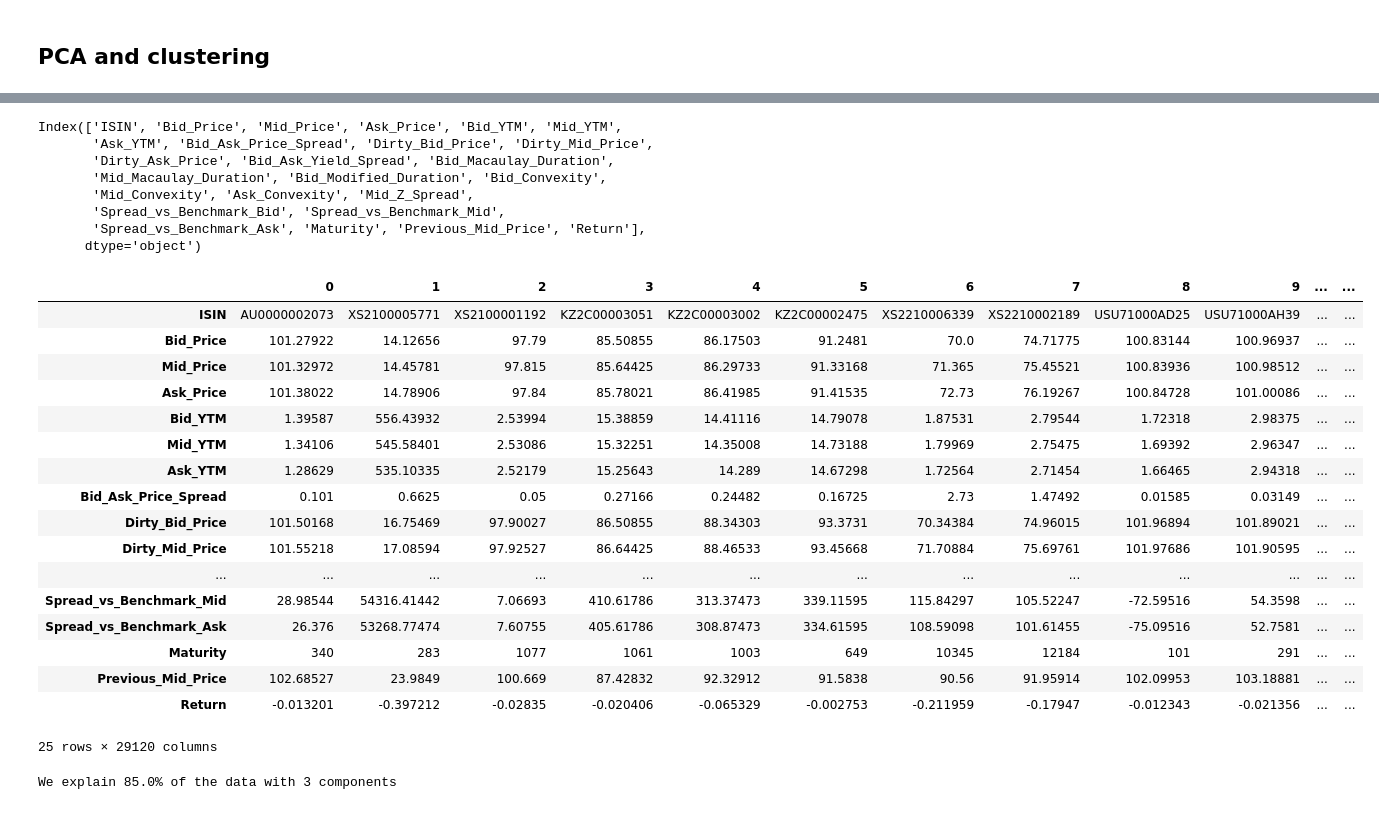
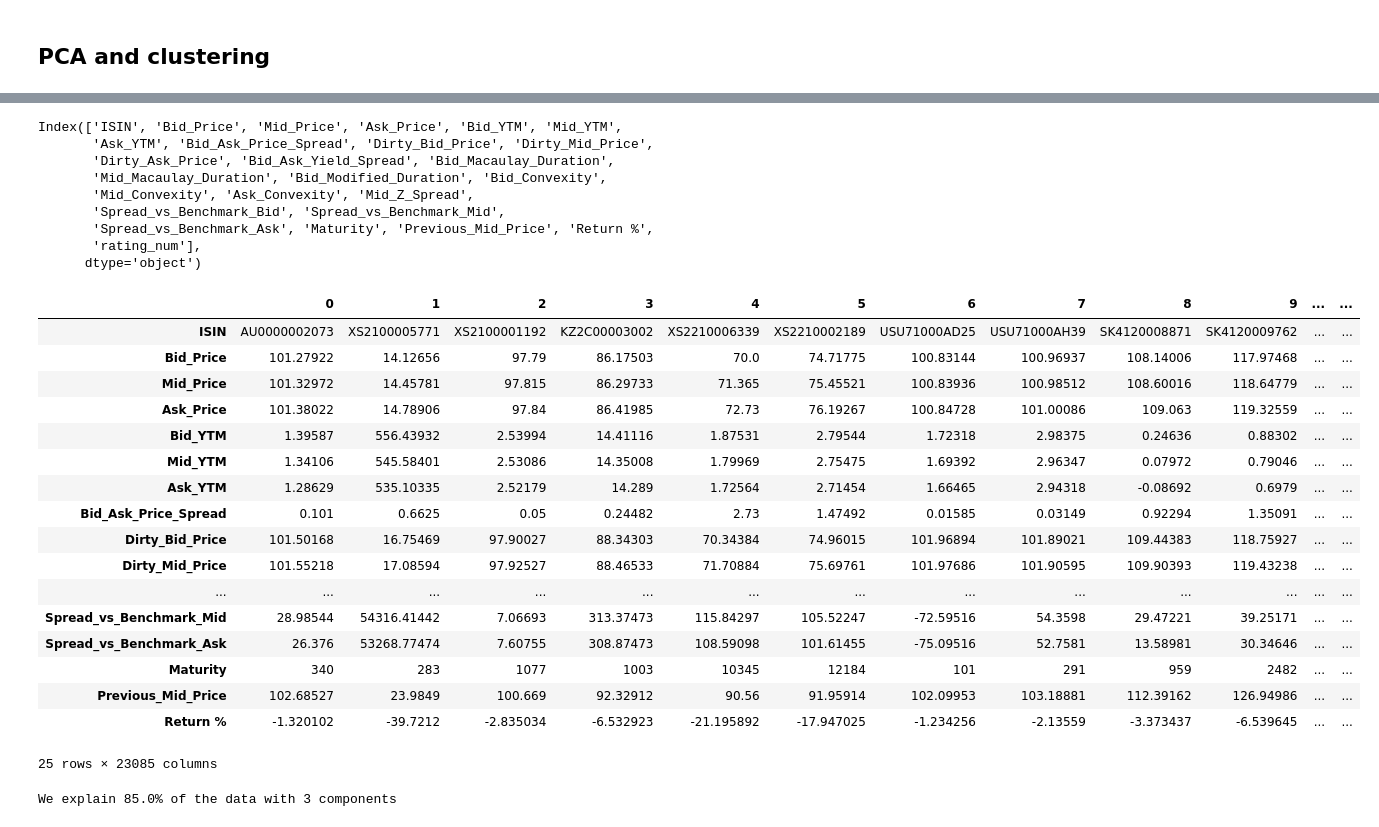
Before and after one commit to malmousawi/COMP0047, a Jupyter notebook: PaulaDataVisualization.ipynb, the cells around one changed output, grey strips where cells are left out. Drawn from its saved outputs; the diff is of its cells as text; code cells hidden in the pictures.

```diff
--- a/PaulaDataVisualization.ipynb
+++ b/PaulaDataVisualization.ipynb
@@ -47,7 +51,5 @@ Importing the complete merged dataset
 # %%
-bond_data = pd.read_parquet(
-    "Bond_Pricing_With_Returns_And_Ratings.parquet"
-)
+bond_data = pd.read_parquet("COMP0047Data/Bond_Pricing_With_Returns_And_Ratings.parquet")
 print(bond_data.columns)
 # %% [output]
 Index(['ISIN', 'CUSIP', 'Ticker', 'Short_name_of_Issuer', 'Currency',
@@ -83,0 +84,18 @@ bond_data
+# %%
+import pandas as pd
+import numpy as np
+import seaborn as sns
+import matplotlib.pyplot as plt
+
+rating_order = [
+    "AAA", "AA+", "AA", "AA-", "A+", "A", "A-",
+    "BBB+", "BBB", "BBB-", "BB+", "BB", "BB-",
+    "B+", "B", "B-", "CCC", "CC", "C", "D", "NR"
+]
+rating_map = {r: i+1 for i, r in enumerate(rating_order)}
+
+bond_data = bond_data.copy()
+bond_data["rating_num"] = bond_data["SNP"].map(rating_map)
+bond_data = bond_data[bond_data["rating_num"].notna()]  # drop unrated or unmapped
+
+bond_data["SNP"] = pd.Categorical(bond_data["SNP"], categories=rating_order, ordered=True)
@@ -175,41 +240,42 @@ Index(['ISIN', 'Bid_Price', 'Mid_Price', 'Ask_Price', 'Bid_YTM', 'Mid_YTM',
        'Mid_Macaulay_Duration', 'Bid_Modified_Duration', 'Bid_Convexity',
        'Mid_Convexity', 'Ask_Convexity', 'Mid_Z_Spread',
        'Spread_vs_Benchmark_Bid', 'Spread_vs_Benchmark_Mid',
-       'Spread_vs_Benchmark_Ask', 'Maturity', 'Previous_Mid_Price', 'Return'],
+       'Spread_vs_Benchmark_Ask', 'Maturity', 'Previous_Mid_Price', 'Return %',
+       'rating_num'],
       dtype='object')
 # %%
 col_names = [
     'ISIN', 'Bid_Price', 'Mid_Price', 'Ask_Price', 'Bid_YTM', 'Mid_YTM',
        'Ask_YTM', 'Bid_Ask_Price_Spread', 'Dirty_Bid_Price', 'Dirty_Mid_Price',
        'Dirty_Ask_Price', 'Bid_Ask_Yield_Spread', 'Bid_Macaulay_Duration',
        'Mid_Macaulay_Duration', 'Bid_Modified_Duration', 'Bid_Convexity',
        'Mid_Convexity', 'Ask_Convexity', 'Mid_Z_Spread',
        'Spread_vs_Benchmark_Bid', 'Spread_vs_Benchmark_Mid',
-       'Spread_vs_Benchmark_Ask', 'Maturity', 'Previous_Mid_Price', 'Return'
+       'Spread_vs_Benchmark_Ask', 'Maturity', 'Previous_Mid_Price', 'Return %'
 ]
 
 feats = numeric_bond_data[col_names].copy().dropna().reset_index(drop=True)
 
 feats.T
 # %% [output]
 |  | 0 | 1 | 2 | 3 | 4 | 5 | 6 | 7 | 8 | 9 | ... | ... |
-| ISIN | AU0000002073 | XS2100005771 | XS2100001192 | KZ2C00003051 | KZ2C00003002 | KZ2C00002475 | XS2210006339 | XS2210002189 | USU71000AD25 | USU71000AH39 | ... | ... |
-| Bid_Price | 101.27922 | 14.12656 | 97.79 | 85.50855 | 86.17503 | 91.2481 | 70.0 | 74.71775 | 100.83144 | 100.96937 | ... | ... |
-| Mid_Price | 101.32972 | 14.45781 | 97.815 | 85.64425 | 86.29733 | 91.33168 | 71.365 | 75.45521 | 100.83936 | 100.98512 | ... | ... |
-| Ask_Price | 101.38022 | 14.78906 | 97.84 | 85.78021 | 86.41985 | 91.41535 | 72.73 | 76.19267 | 100.84728 | 101.00086 | ... | ... |
-| Bid_YTM | 1.39587 | 556.43932 | 2.53994 | 15.38859 | 14.41116 | 14.79078 | 1.87531 | 2.79544 | 1.72318 | 2.98375 | ... | ... |
-| Mid_YTM | 1.34106 | 545.58401 | 2.53086 | 15.32251 | 14.35008 | 14.73188 | 1.79969 | 2.75475 | 1.69392 | 2.96347 | ... | ... |
-| Ask_YTM | 1.28629 | 535.10335 | 2.52179 | 15.25643 | 14.289 | 14.67298 | 1.72564 | 2.71454 | 1.66465 | 2.94318 | ... | ... |
-| Bid_Ask_Price_Spread | 0.101 | 0.6625 | 0.05 | 0.27166 | 0.24482 | 0.16725 | 2.73 | 1.47492 | 0.01585 | 0.03149 | ... | ... |
-| Dirty_Bid_Price | 101.50168 | 16.75469 | 97.90027 | 86.50855 | 88.34303 | 93.3731 | 70.34384 | 74.96015 | 101.96894 | 101.89021 | ... | ... |
-| Dirty_Mid_Price | 101.55218 | 17.08594 | 97.92527 | 86.64425 | 88.46533 | 93.45668 | 71.70884 | 75.69761 | 101.97686 | 101.90595 | ... | ... |
+| ISIN | AU0000002073 | XS2100005771 | XS2100001192 | KZ2C00003002 | XS2210006339 | XS2210002189 | USU71000AD25 | USU71000AH39 | SK4120008871 | SK4120009762 | ... | ... |
+| Bid_Price | 101.27922 | 14.12656 | 97.79 | 86.17503 | 70.0 | 74.71775 | 100.83144 | 100.96937 | 108.14006 | 117.97468 | ... | ... |
+| Mid_Price | 101.32972 | 14.45781 | 97.815 | 86.29733 | 71.365 | 75.45521 | 100.83936 | 100.98512 | 108.60016 | 118.64779 | ... | ... |
+| Ask_Price | 101.38022 | 14.78906 | 97.84 | 86.41985 | 72.73 | 76.19267 | 100.84728 | 101.00086 | 109.063 | 119.32559 | ... | ... |
+| Bid_YTM | 1.39587 | 556.43932 | 2.53994 | 14.41116 | 1.87531 | 2.79544 | 1.72318 | 2.98375 | 0.24636 | 0.88302 | ... | ... |
+| Mid_YTM | 1.34106 | 545.58401 | 2.53086 | 14.35008 | 1.79969 | 2.75475 | 1.69392 | 2.96347 | 0.07972 | 0.79046 | ... | ... |
+| Ask_YTM | 1.28629 | 535.10335 | 2.52179 | 14.289 | 1.72564 | 2.71454 | 1.66465 | 2.94318 | -0.08692 | 0.6979 | ... | ... |
+| Bid_Ask_Price_Spread | 0.101 | 0.6625 | 0.05 | 0.24482 | 2.73 | 1.47492 | 0.01585 | 0.03149 | 0.92294 | 1.35091 | ... | ... |
+| Dirty_Bid_Price | 101.50168 | 16.75469 | 97.90027 | 88.34303 | 70.34384 | 74.96015 | 101.96894 | 101.89021 | 109.44383 | 118.75927 | ... | ... |
+| Dirty_Mid_Price | 101.55218 | 17.08594 | 97.92527 | 88.46533 | 71.70884 | 75.69761 | 101.97686 | 101.90595 | 109.90393 | 119.43238 | ... | ... |
 | ... | ... | ... | ... | ... | ... | ... | ... | ... | ... | ... | ... | ... |
-| Spread_vs_Benchmark_Mid | 28.98544 | 54316.41442 | 7.06693 | 410.61786 | 313.37473 | 339.11595 | 115.84297 | 105.52247 | -72.59516 | 54.3598 | ... | ... |
-| Spread_vs_Benchmark_Ask | 26.376 | 53268.77474 | 7.60755 | 405.61786 | 308.87473 | 334.61595 | 108.59098 | 101.61455 | -75.09516 | 52.7581 | ... | ... |
-| Maturity | 340 | 283 | 1077 | 1061 | 1003 | 649 | 10345 | 12184 | 101 | 291 | ... | ... |
-| Previous_Mid_Price | 102.68527 | 23.9849 | 100.669 | 87.42832 | 92.32912 | 91.5838 | 90.56 | 91.95914 | 102.09953 | 103.18881 | ... | ... |
-| Return | -0.013201 | -0.397212 | -0.02835 | -0.020406 | -0.065329 | -0.002753 | -0.211959 | -0.17947 | -0.012343 | -0.021356 | ... | ... |
+| Spread_vs_Benchmark_Mid | 28.98544 | 54316.41442 | 7.06693 | 313.37473 | 115.84297 | 105.52247 | -72.59516 | 54.3598 | 29.47221 | 39.25171 | ... | ... |
+| Spread_vs_Benchmark_Ask | 26.376 | 53268.77474 | 7.60755 | 308.87473 | 108.59098 | 101.61455 | -75.09516 | 52.7581 | 13.58981 | 30.34646 | ... | ... |
+| Maturity | 340 | 283 | 1077 | 1003 | 10345 | 12184 | 101 | 291 | 959 | 2482 | ... | ... |
+| Previous_Mid_Price | 102.68527 | 23.9849 | 100.669 | 92.32912 | 90.56 | 91.95914 | 102.09953 | 103.18881 | 112.39162 | 126.94986 | ... | ... |
+| Return % | -1.320102 | -39.7212 | -2.835034 | -6.532923 | -21.195892 | -17.947025 | -1.234256 | -2.13559 | -3.373437 | -6.539645 | ... | ... |
-25 rows × 29120 columns
+25 rows × 23085 columns
 # %%
 scaled = StandardScaler().fit_transform(feats.iloc[:, 1:])
 pca = PCA(n_components=3).fit_transform(scaled)
```
Also changed, not shown: parts of 17 cells of this notebook.
